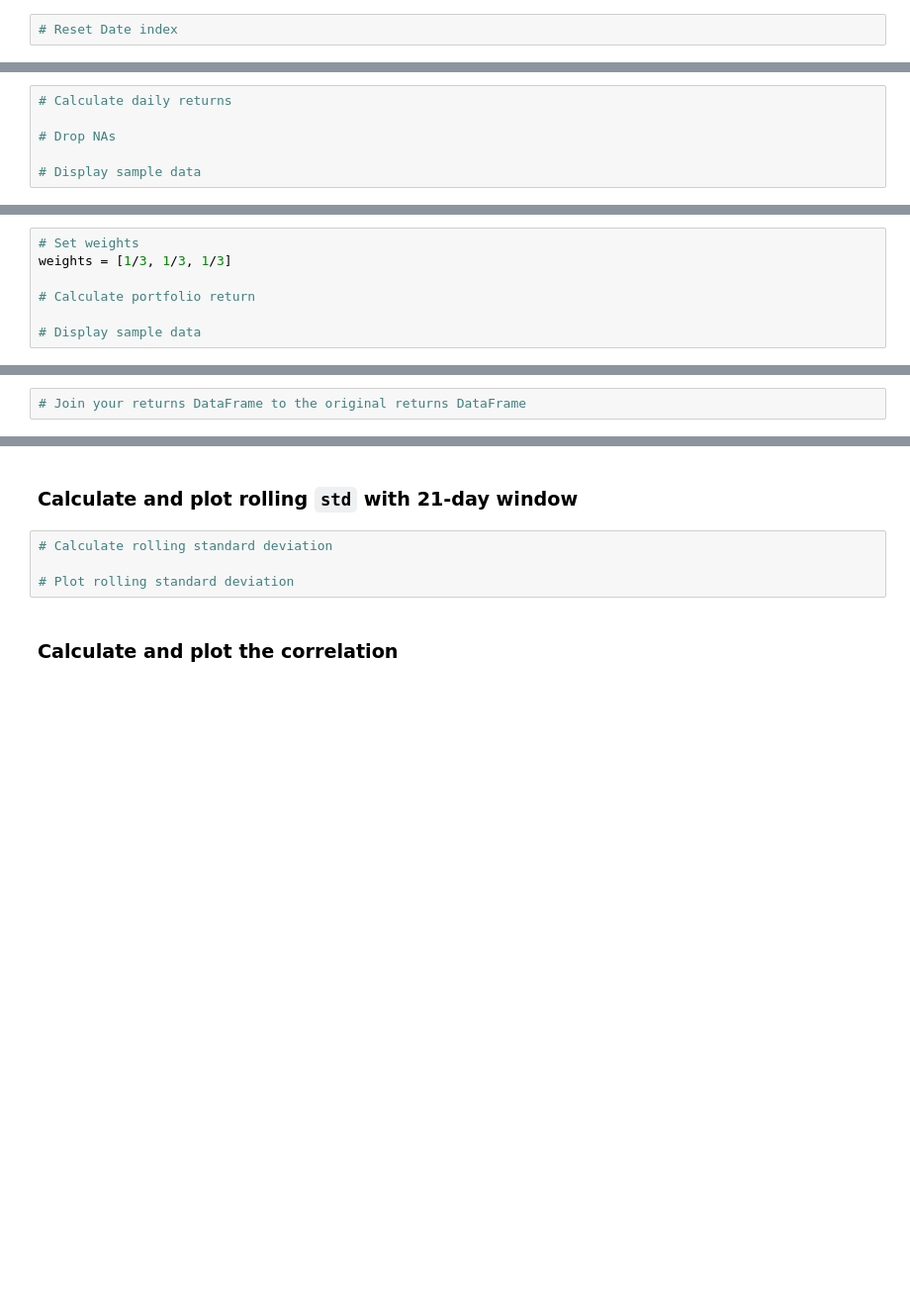
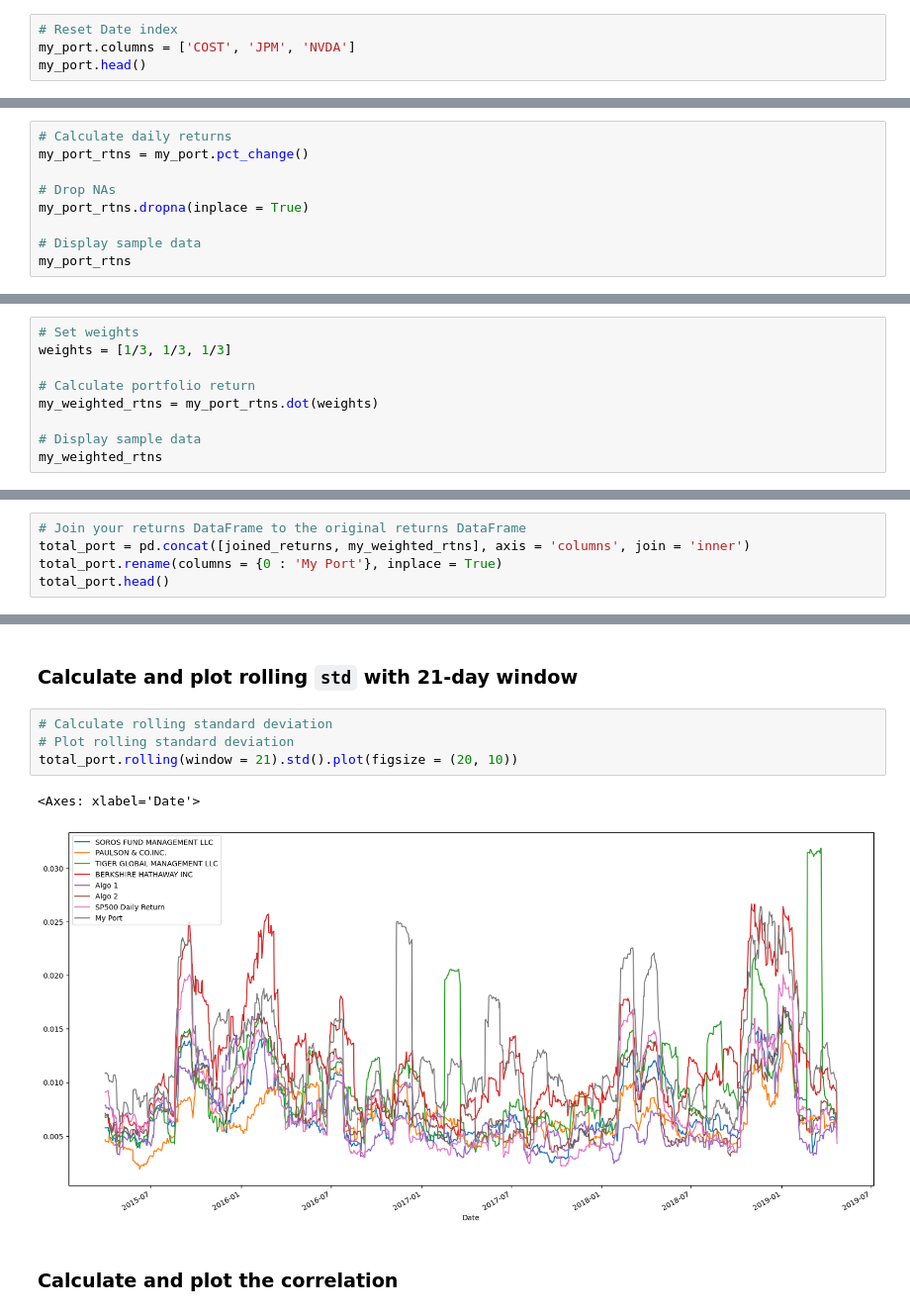
Before and after one commit to gerxxoo/Module_4_challenge, a Jupyter notebook: Starter_Code/whale_analysis.ipynb, the cells around one changed output, grey strips where cells are left out. Shown at 99% size. Saved outputs shown, nothing was run; the diff lists cells and outputs as text; blank space fills up the shorter version.

```diff
--- a/Starter_Code/whale_analysis.ipynb
+++ b/Starter_Code/whale_analysis.ipynb
@@ -403,2 +462,4 @@ In this section, you will build your own portfolio of stocks, calculate the retu
 # %%
 # Reset Date index
+my_port.columns = ['COST', 'JPM', 'NVDA']
+my_port.head()
@@ -407,6 +486,9 @@ In this section, you will build your own portfolio of stocks, calculate the retu
 # %%
 # Calculate daily returns
+my_port_rtns = my_port.pct_change()
 
 # Drop NAs
+my_port_rtns.dropna(inplace = True)
 
 # Display sample data
+my_port_rtns
@@ -417,5 +514,7 @@ In this section, you will build your own portfolio of stocks, calculate the retu
 weights = [1/3, 1/3, 1/3]
 
 # Calculate portfolio return
+my_weighted_rtns = my_port_rtns.dot(weights)
 
 # Display sample data
+my_weighted_rtns
@@ -423,3 +536,6 @@ weights = [1/3, 1/3, 1/3]
 ## Join your portfolio returns to the DataFrame that contains all of the portfolio returns
 # %%
 # Join your returns DataFrame to the original returns DataFrame
+total_port = pd.concat([joined_returns, my_weighted_rtns], axis = 'columns', join = 'inner')
+total_port.rename(columns = {0 : 'My Port'}, inplace = True)
+total_port.head()
@@ -435,7 +583,10 @@ weights = [1/3, 1/3, 1/3]
 ### Calculate and plot rolling `std` with 21-day window
 # %%
 # Calculate rolling standard deviation
-
 # Plot rolling standard deviation
+total_port.rolling(window = 21).std().plot(figsize = (20, 10))
+# %% [output]
+<Axes: xlabel='Date'>
+[figure, added]
 # %% [markdown]
 ### Calculate and plot the correlation
```
Also changed, not shown: parts of 28 cells of this notebook, 6 other files.
